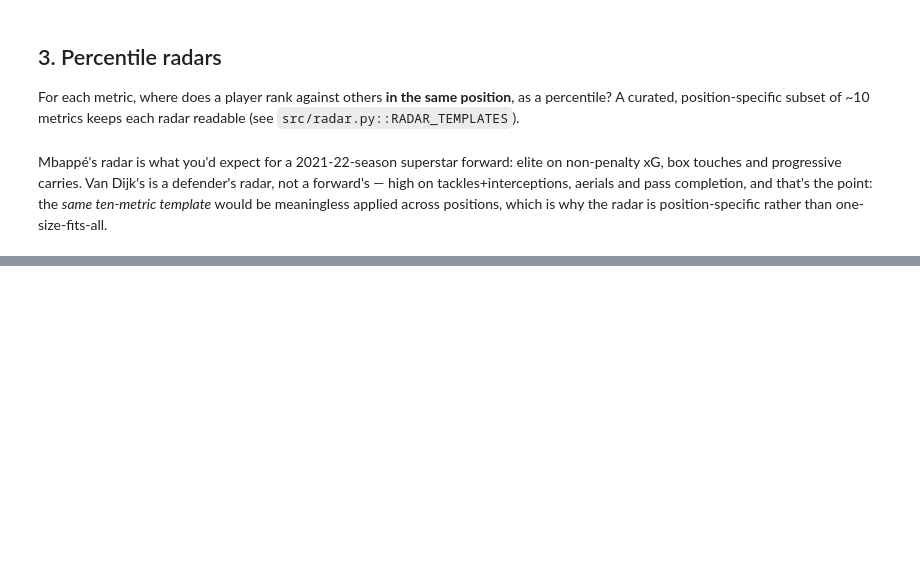
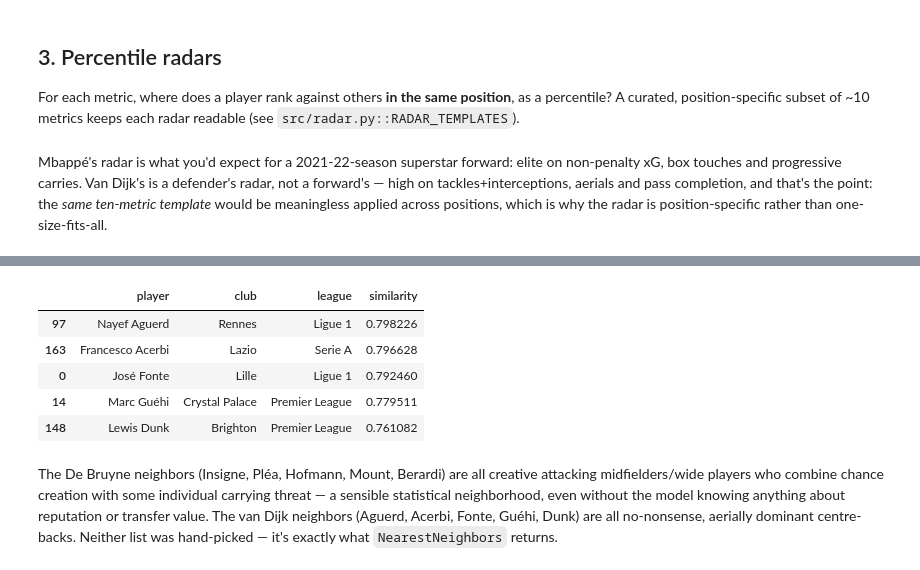
Before and after one commit to SarankanSivananthan/football-scouting, a Jupyter notebook: notebooks/analysis.ipynb, the cells around one changed output, grey strips where cells are left out. Drawn from its saved outputs; the diff is of its cells as text; code cells hidden in the pictures; blank space fills up the shorter version.

```diff
--- a/notebooks/analysis.ipynb
+++ b/notebooks/analysis.ipynb
@@ -105,0 +123,17 @@ one-size-fits-all.
+# %%
+sim.find_similar("Virgil van Dijk", n=5)[["player", "club", "league", "similarity"]]
+# %% [output]
+|  | player | club | league | similarity |
+| 97 | Nayef Aguerd | Rennes | Ligue 1 | 0.798226 |
+| 163 | Francesco Acerbi | Lazio | Serie A | 0.796628 |
+| 0 | José Fonte | Lille | Ligue 1 | 0.792460 |
+| 14 | Marc Guéhi | Crystal Palace | Premier League | 0.779511 |
+| 148 | Lewis Dunk | Brighton | Premier League | 0.761082 |
+# %% [markdown]
+The De Bruyne neighbors (Insigne, Pléa, Hofmann, Mount, Berardi) are all
+creative attacking midfielders/wide players who combine chance creation
+with some individual carrying threat — a sensible statistical
+neighborhood, even without the model knowing anything about reputation or
+transfer value. The van Dijk neighbors (Aguerd, Acerbi, Fonte, Guéhi,
+Dunk) are all no-nonsense, aerially dominant centre-backs. Neither list
+was hand-picked — it's exactly what `NearestNeighbors` returns.
```
Also changed, not shown: parts of 2 cells of this notebook, 2 other files.
